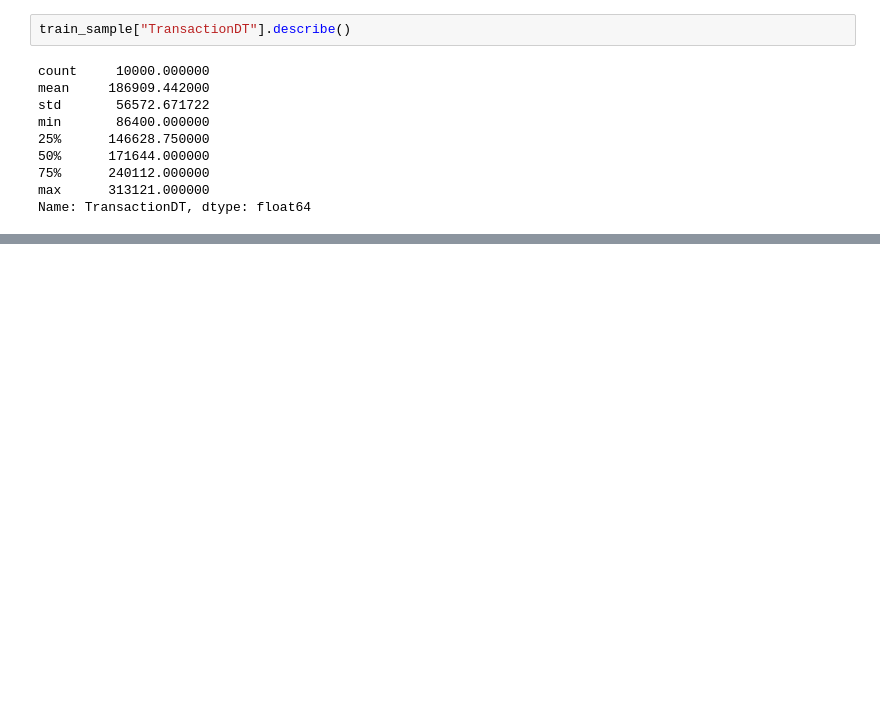
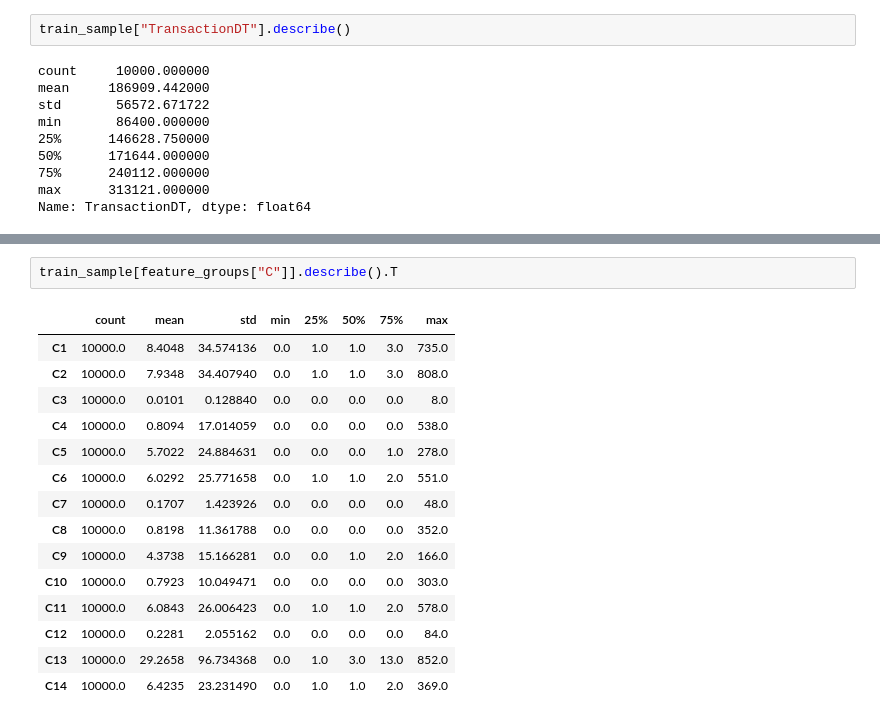
Before and after one commit to nileshkatuwal/fraud-detection-risk-scoring, a Jupyter notebook: notebooks/01_data_understanding.ipynb, the cells around one changed output, grey strips where cells are left out. Cells and saved outputs as stored; diff of their text form; blank space fills up the shorter version.

```diff
--- a/notebooks/01_data_understanding.ipynb
+++ b/notebooks/01_data_understanding.ipynb
@@ -714,0 +737,18 @@ train_sample.drop(
+# %%
+train_sample[feature_groups["C"]].describe().T
+# %% [output]
+|  | count | mean | std | min | 25% | 50% | 75% | max |
+| C1 | 10000.0 | 8.4048 | 34.574136 | 0.0 | 1.0 | 1.0 | 3.0 | 735.0 |
+| C2 | 10000.0 | 7.9348 | 34.407940 | 0.0 | 1.0 | 1.0 | 3.0 | 808.0 |
+| C3 | 10000.0 | 0.0101 | 0.128840 | 0.0 | 0.0 | 0.0 | 0.0 | 8.0 |
+| C4 | 10000.0 | 0.8094 | 17.014059 | 0.0 | 0.0 | 0.0 | 0.0 | 538.0 |
+| C5 | 10000.0 | 5.7022 | 24.884631 | 0.0 | 0.0 | 0.0 | 1.0 | 278.0 |
+| C6 | 10000.0 | 6.0292 | 25.771658 | 0.0 | 1.0 | 1.0 | 2.0 | 551.0 |
+| C7 | 10000.0 | 0.1707 | 1.423926 | 0.0 | 0.0 | 0.0 | 0.0 | 48.0 |
+| C8 | 10000.0 | 0.8198 | 11.361788 | 0.0 | 0.0 | 0.0 | 0.0 | 352.0 |
+| C9 | 10000.0 | 4.3738 | 15.166281 | 0.0 | 0.0 | 1.0 | 2.0 | 166.0 |
+| C10 | 10000.0 | 0.7923 | 10.049471 | 0.0 | 0.0 | 0.0 | 0.0 | 303.0 |
+| C11 | 10000.0 | 6.0843 | 26.006423 | 0.0 | 1.0 | 1.0 | 2.0 | 578.0 |
+| C12 | 10000.0 | 0.2281 | 2.055162 | 0.0 | 0.0 | 0.0 | 0.0 | 84.0 |
+| C13 | 10000.0 | 29.2658 | 96.734368 | 0.0 | 1.0 | 3.0 | 13.0 | 852.0 |
+| C14 | 10000.0 | 6.4235 | 23.231490 | 0.0 | 1.0 | 1.0 | 2.0 | 369.0 |
```
Also changed, not shown: parts of 30 cells of this notebook.
